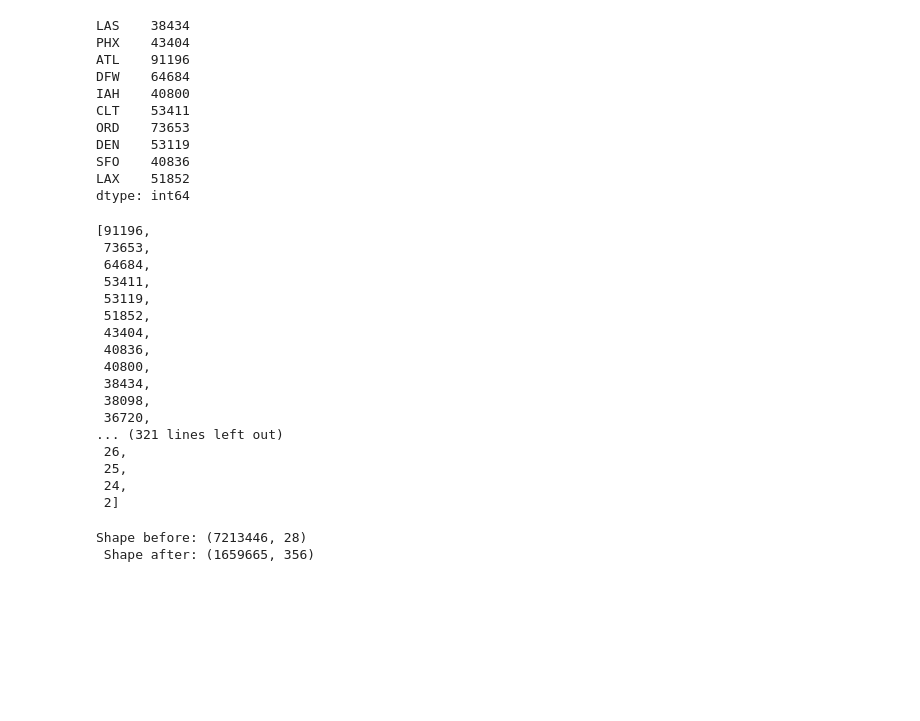
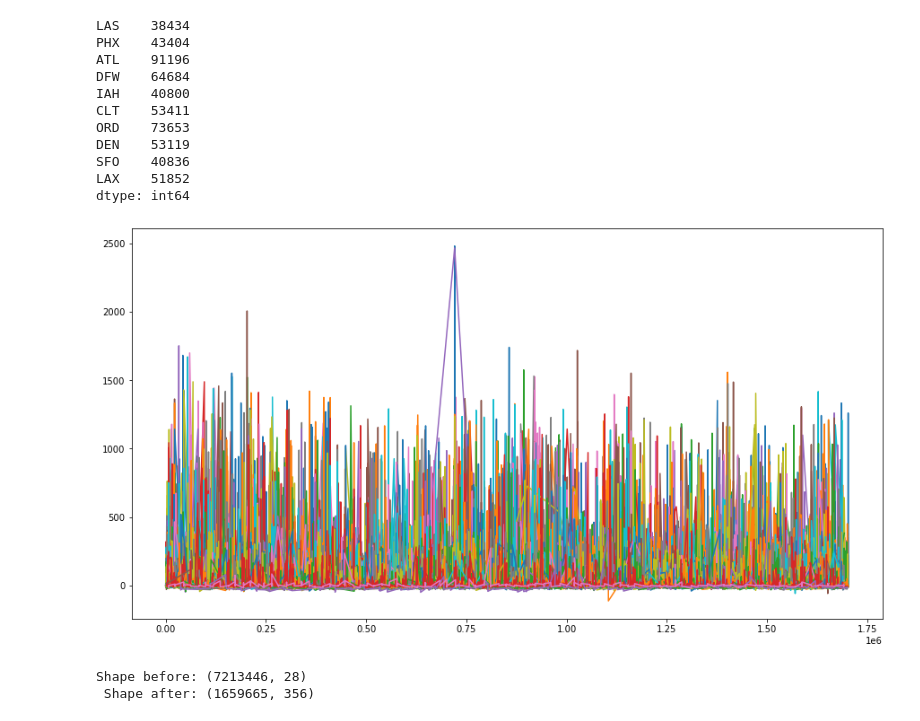
Before and after one commit to JCRL21/ModelML_project, a Jupyter notebook: preprocess.ipynb, the cells around one changed output. Drawn from its saved outputs; the diff is of its cells as text; code cells hidden in the pictures; blank space fills up the shorter version.

```diff
--- a/preprocess.ipynb
+++ b/preprocess.ipynb
@@ -23,8 +54,12 @@ Since the features of *ORIGIN* and *OP_CARRIER* are categorical we perform 1-hot
 # Select only first 3 months
 df = data[data.FL_DATE < '2018-04-01']
 # Select variables we want to use
-df = pd.concat([df['TAXI_OUT'],df['ORIGIN'],df['OP_CARRIER']],axis=1)
+df = pd.concat([df['FL_DATE'],df['TAXI_OUT'],df['ORIGIN'],df['OP_CARRIER'],df['DEP_DELAY']],axis=1)
+# Convert string to DateTime
+df.FL_DATE = pd.to_datetime(df.FL_DATE, infer_datetime_format=True)
 # Drop NA
+df = df[df['FL_DATE'].notna()]
+df = df[df['DEP_DELAY'].notna()]
 df = df[df['TAXI_OUT'].notna()]
 df = df[df['ORIGIN'].notna()]
 df = df[df['OP_CARRIER'].notna()]
@@ -100,26 +135,14 @@ DEN    53119
 SFO    40836
 LAX    51852
 dtype: int64
-# %%
-sorted(ko,reverse=True)
-# %% [output]
-[91196,
- 73653,
- 64684,
- 53411,
- 53119,
- 51852,
- 43404,
- 40836,
- 40800,
- 38434,
- 38098,
- 36720,
-... (321 lines left out)
- 26,
- 25,
- 24,
- 2]
+# %%
+#### Investigate delay time across origins
+fig = plt.subplots(1,figsize=(15,8))
+for ori in onehot_origin.columns:
+    ko = df[(df[ori] == 1)].DEP_DELAY
+    plt.plot(ko)
+# %% [output]
+[figure, added]
 # %%
 # Compare shape to see effect of preprocessing
 print('Shape before:',data.shape,'\n Shape after:',df.shape)
```
Also changed, not shown: parts of 4 cells of this notebook, 1 other file.
